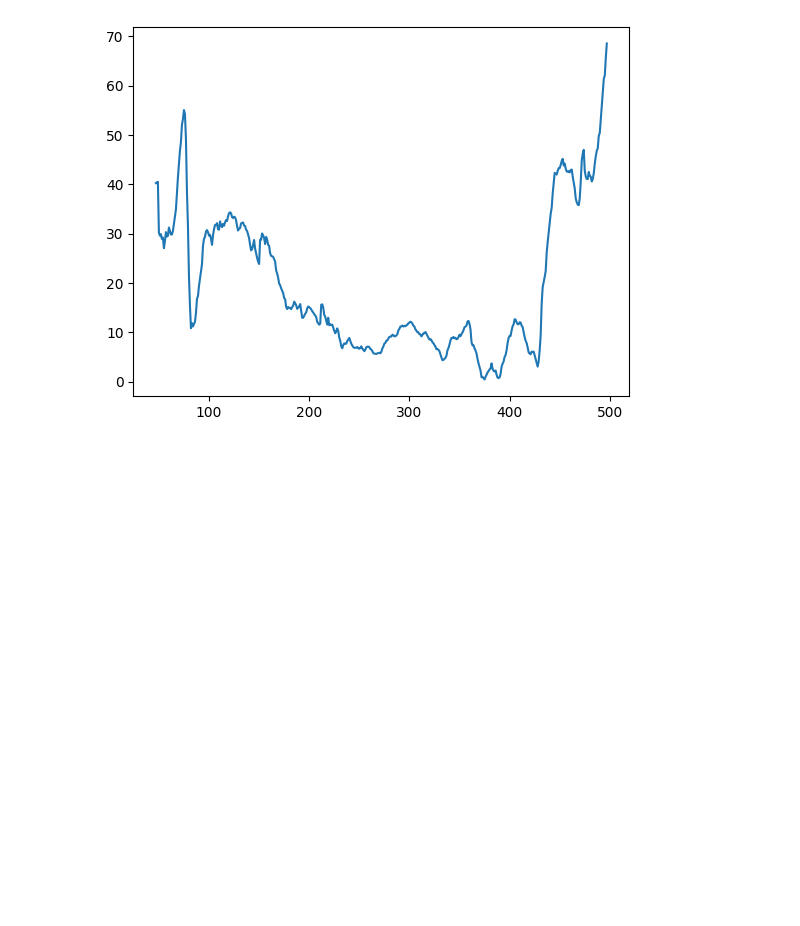
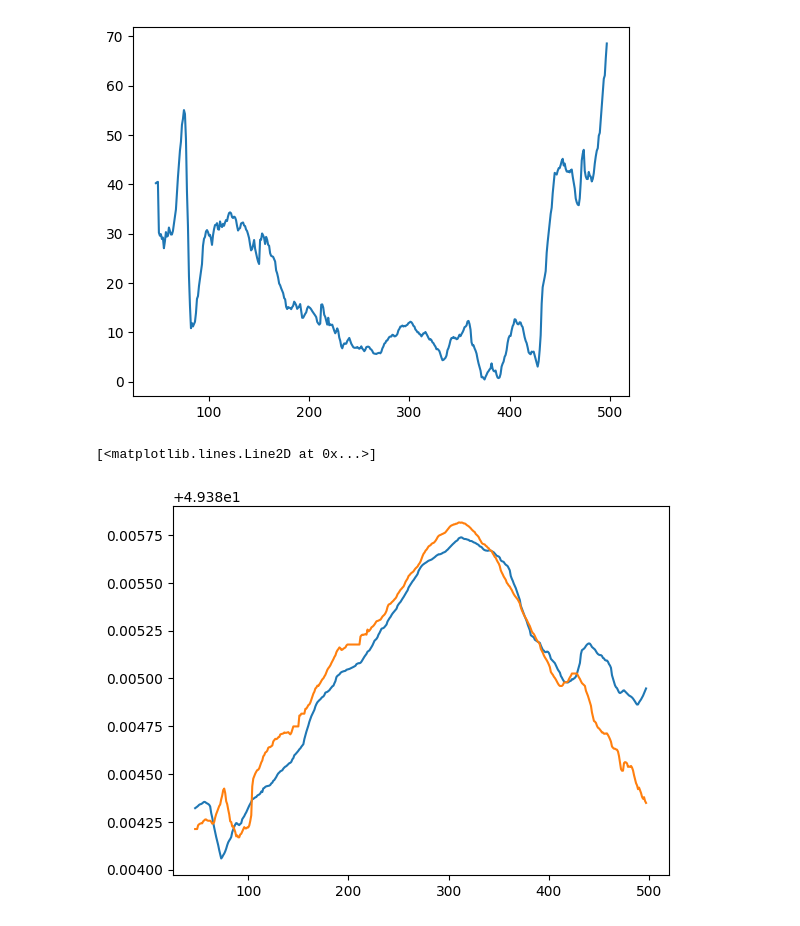
Before and after one commit to nathansourdrille/pi-itenerary, a Jupyter notebook: JPaul.ipynb, the cells around one changed output. Drawn from its saved outputs; the diff is of its cells as text; code cells hidden in the pictures; blank space fills up the shorter version.

```diff
--- a/JPaul.ipynb
+++ b/JPaul.ipynb
@@ -71,3 +71,9 @@ plt.plot(merged_df['distance'])
 # %% [output]
 [<matplotlib.lines.Line2D at 0x...>]
 [figure]
+# %%
+plt.plot(merged_df['Latitude_1'])
+plt.plot(merged_df['Latitude_2'])
+# %% [output]
+[<matplotlib.lines.Line2D at 0x...>]
+[figure, added]
```
Also changed, not shown: parts of 2 cells of this notebook, 11 other files.
